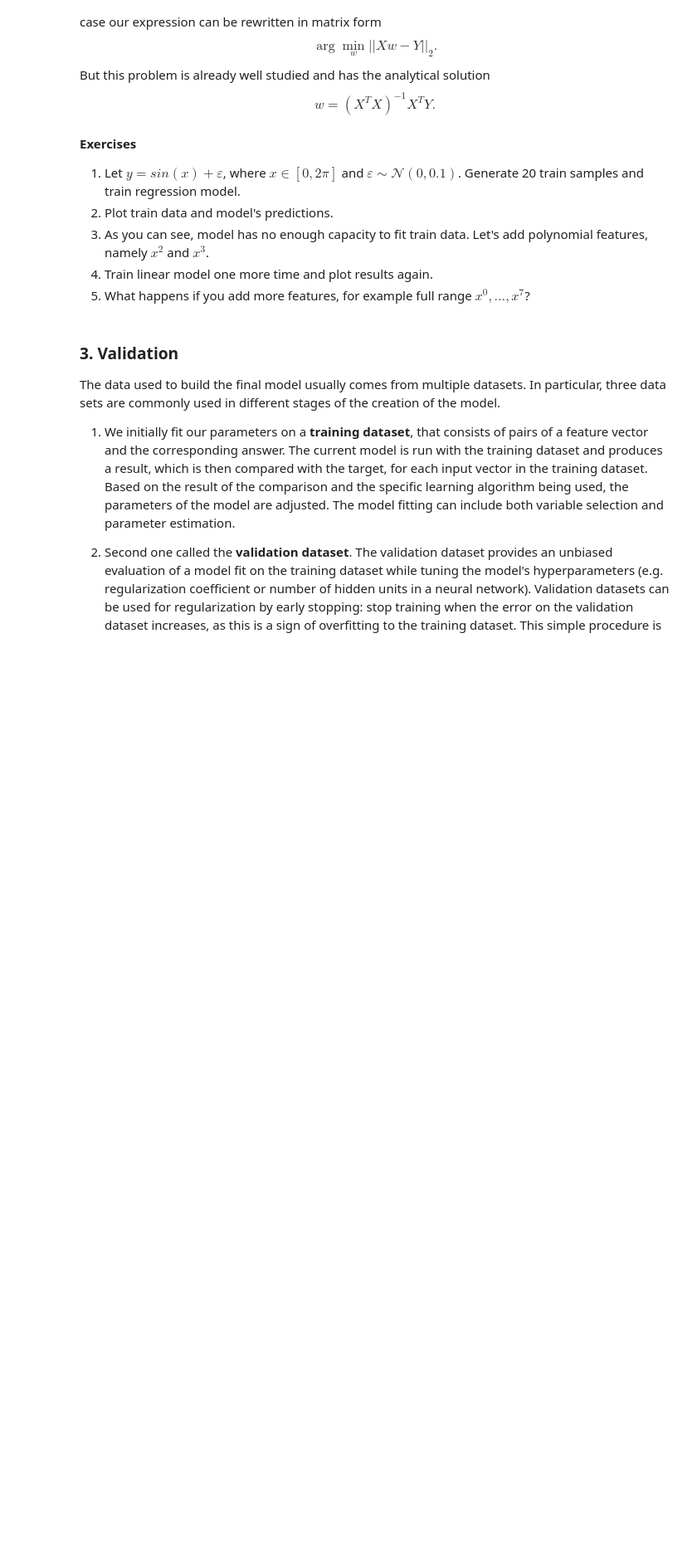
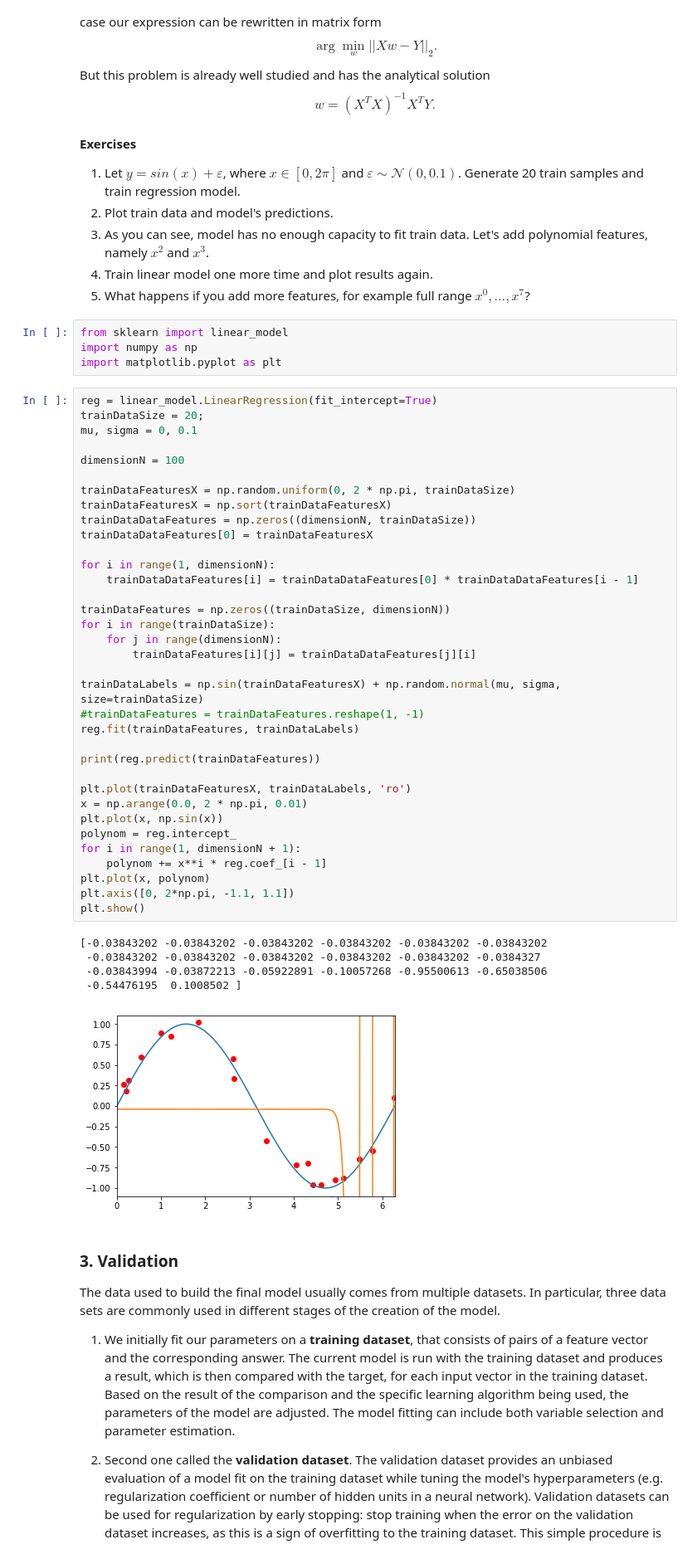
Before and after one commit to peinrules/Darin, a Jupyter notebook: lab-1.ipynb, the cells around one changed output. Shown at 83% size. Cells and saved outputs as stored; diff of their text form; blank space fills up the shorter version.

```diff
--- a/lab-1.ipynb
+++ b/lab-1.ipynb
@@ -56,6 +56,51 @@ $$w = (X^TX)^{-1}X^TY.$$
 3. As you can see, model has no enough capacity to fit train data. Let's add polynomial features, namely $x^2$ and $x^3$.
 4. Train linear model one more time and plot results again.
 5. What happens if you add more features, for example full range $x^{0},\dots,x^{7}$?
+# %%
+from sklearn import linear_model
+import numpy as np
+import matplotlib.pyplot as plt
+# %%
+reg = linear_model.LinearRegression(fit_intercept=True)
+trainDataSize = 20;
+mu, sigma = 0, 0.1
+
+dimensionN = 100
+
+trainDataFeaturesX = np.random.uniform(0, 2 * np.pi, trainDataSize)
+trainDataFeaturesX = np.sort(trainDataFeaturesX)
+trainDataDataFeatures = np.zeros((dimensionN, trainDataSize))
+trainDataDataFeatures[0] = trainDataFeaturesX
+
+for i in range(1, dimensionN):
+    trainDataDataFeatures[i] = trainDataDataFeatures[0] * trainDataDataFeatures[i - 1]
+
+trainDataFeatures = np.zeros((trainDataSize, dimensionN))
+for i in range(trainDataSize):
+    for j in range(dimensionN):
+        trainDataFeatures[i][j] = trainDataDataFeatures[j][i]
+
+trainDataLabels = np.sin(trainDataFeaturesX) + np.random.normal(mu, sigma, size=trainDataSize)
+#trainDataFeatures = trainDataFeatures.reshape(1, -1)
+reg.fit(trainDataFeatures, trainDataLabels)
+
+print(reg.predict(trainDataFeatures))
+
+plt.plot(trainDataFeaturesX, trainDataLabels, 'ro')
+x = np.arange(0.0, 2 * np.pi, 0.01)
+plt.plot(x, np.sin(x))
+polynom = reg.intercept_
+for i in range(1, dimensionN + 1):
+    polynom += x**i * reg.coef_[i - 1]
+plt.plot(x, polynom)
+plt.axis([0, 2*np.pi, -1.1, 1.1])
+plt.show()
+# %% [output]
+[-0.03843202 -0.03843202 -0.03843202 -0.03843202 -0.03843202 -0.03843202
+ -0.03843202 -0.03843202 -0.03843202 -0.03843202 -0.03843202 -0.0384327
+ -0.03843994 -0.03872213 -0.05922891 -0.10057268 -0.95500613 -0.65038506
+ -0.54476195  0.1008502 ]
+[figure, added]
 # %% [markdown]
 ### 3. Validation
 The data used to build the final model usually comes from multiple datasets. In particular, three data sets are commonly used in different stages of the creation of the model.
```
